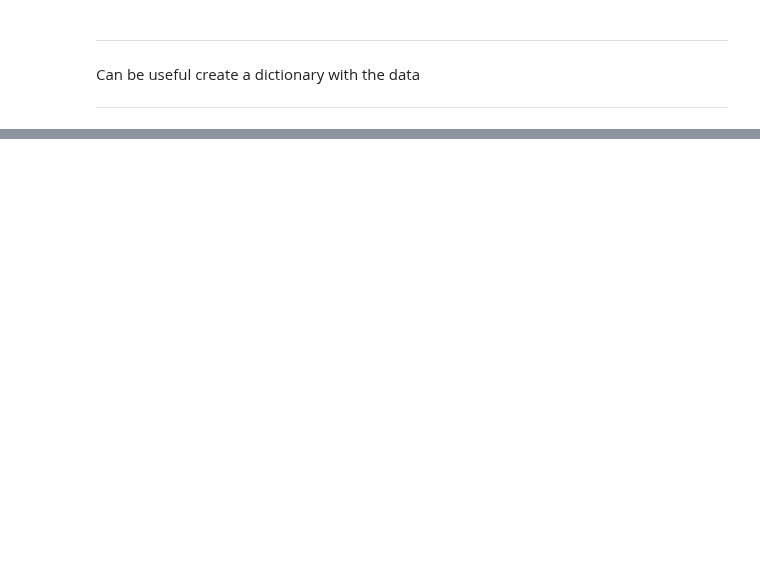
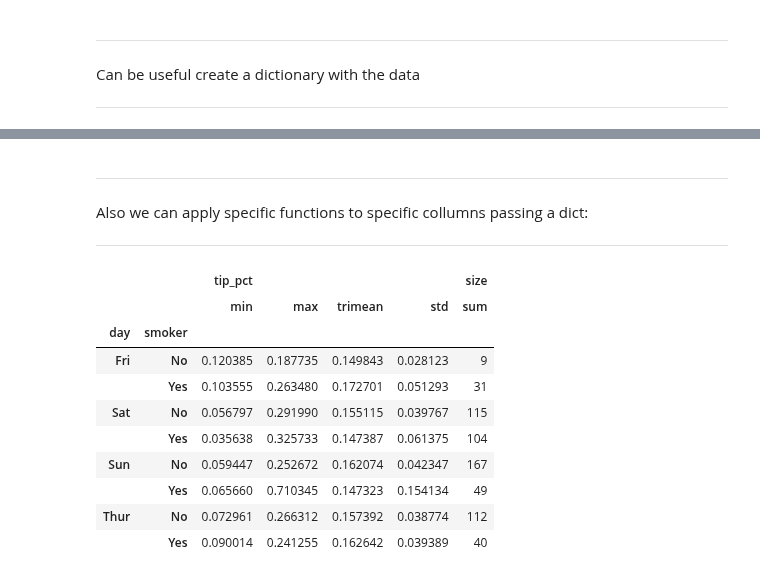
Before and after one commit to almanzanas/DataAnalystsJourney, a Jupyter notebook: python_data_analysis/basics/dataagg_grpoperations.ipynb, the cells around one changed output, grey strips where cells are left out. Saved outputs shown, nothing was run; the diff lists cells and outputs as text; code cells hidden in the pictures; blank space fills up the shorter version.

```diff
--- a/python_data_analysis/basics/dataagg_grpoperations.ipynb
+++ b/python_data_analysis/basics/dataagg_grpoperations.ipynb
@@ -236,0 +402,11 @@ print("\n", data_pieces["a"], sep='')
+# %%
+def range(arr):
+    return arr.max() - arr.min()
+
+def trimean(series):
+    Q1 = series.quantile(0.25)
+    median = series.median()
+    Q3 = series.quantile(0.75)
+    return (Q1 + 2 * median + Q3) / 4
+
+grouped.agg(trimean)
@@ -236,0 +533,19 @@ print("\n", data_pieces["a"], sep='')
+# %% [markdown]
+***
+Also we can apply specific functions to specific collumns passing a dict:
+***
+# %%
+grouped.agg({"tip_pct" : ["min", "max", trimean, "std"],
+             "size" : "sum"})
+# %% [output]
+|  |  | tip_pct |  |  |  | size |
+|  |  | min | max | trimean | std | sum |
+| day | smoker |  |  |  |  |  |
+| Fri | No | 0.120385 | 0.187735 | 0.149843 | 0.028123 | 9 |
+|  | Yes | 0.103555 | 0.263480 | 0.172701 | 0.051293 | 31 |
+| Sat | No | 0.056797 | 0.291990 | 0.155115 | 0.039767 | 115 |
+|  | Yes | 0.035638 | 0.325733 | 0.147387 | 0.061375 | 104 |
+| Sun | No | 0.059447 | 0.252672 | 0.162074 | 0.042347 | 167 |
+|  | Yes | 0.065660 | 0.710345 | 0.147323 | 0.154134 | 49 |
+| Thur | No | 0.072961 | 0.266312 | 0.157392 | 0.038774 | 112 |
+|  | Yes | 0.090014 | 0.241255 | 0.162642 | 0.039389 | 40 |
```
Also changed, not shown: parts of 58 cells of this notebook.
